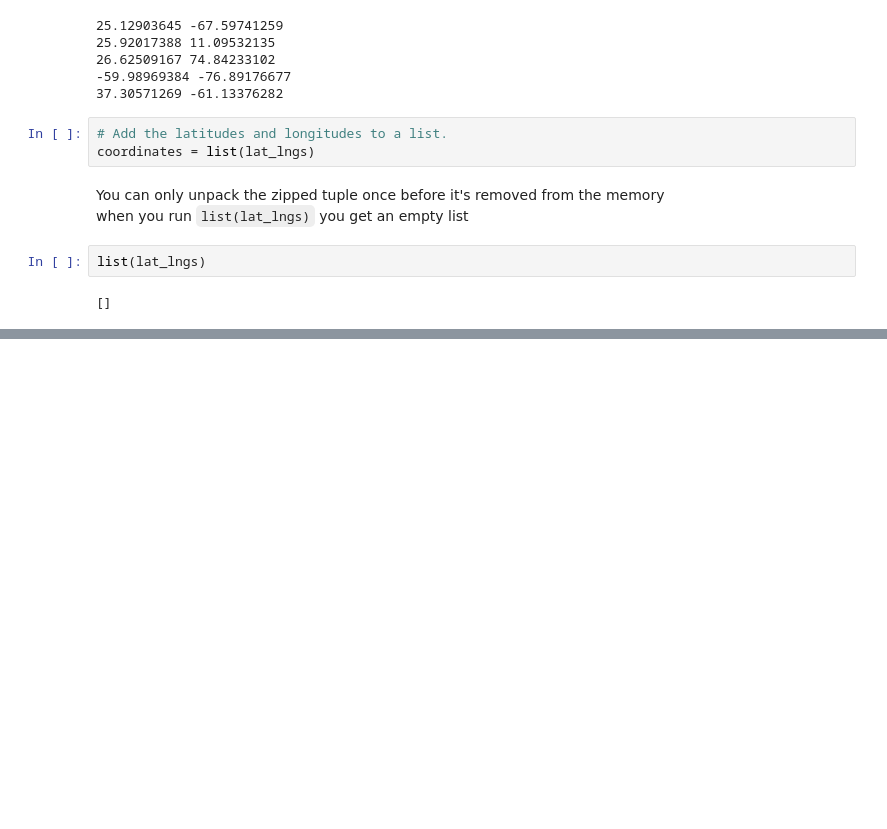
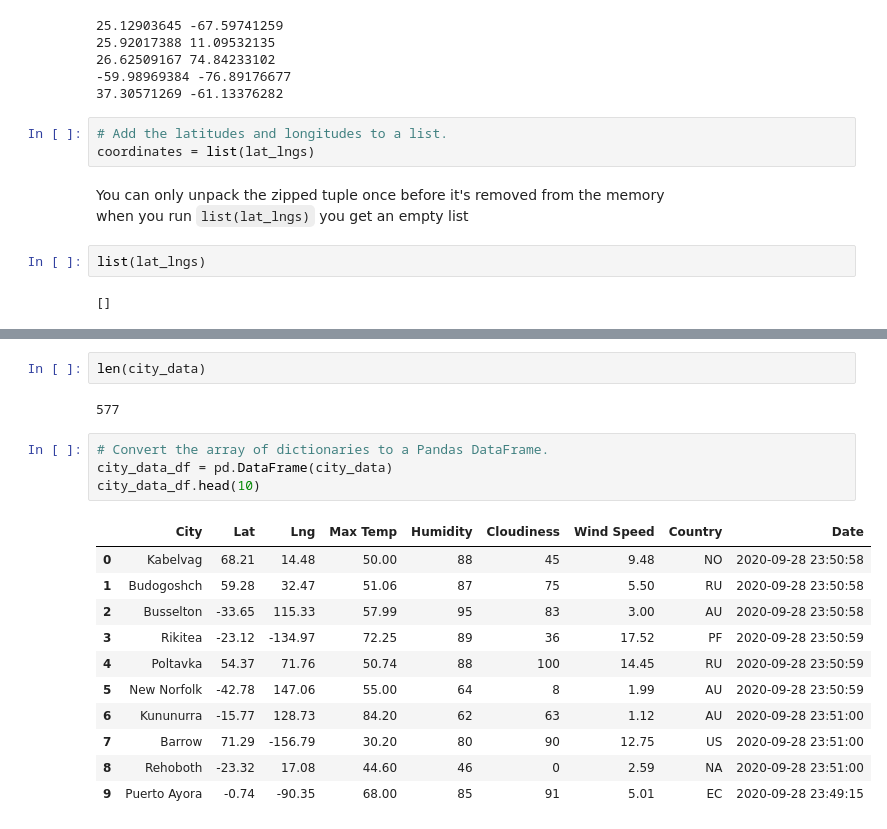
Before and after one commit to faramarzamirshahi/World_Weather_Analysis, a Jupyter notebook: WeatherPy.ipynb, the cells around one changed output, grey strips where cells are left out. Drawn from its saved outputs; the diff is of its cells as text; blank space fills up the shorter version.

```diff
--- a/WeatherPy.ipynb
+++ b/WeatherPy.ipynb
@@ -79,0 +168,20 @@ len(cities)
+# %%
+len(city_data)
+# %% [output]
+577
+# %%
+# Convert the array of dictionaries to a Pandas DataFrame.
+city_data_df = pd.DataFrame(city_data)
+city_data_df.head(10)
+# %% [output]
+|  | City | Lat | Lng | Max Temp | Humidity | Cloudiness | Wind Speed | Country | Date |
+| 0 | Kabelvag | 68.21 | 14.48 | 50.00 | 88 | 45 | 9.48 | NO | 2020-09-28 23:50:58 |
+| 1 | Budogoshch | 59.28 | 32.47 | 51.06 | 87 | 75 | 5.50 | RU | 2020-09-28 23:50:58 |
+| 2 | Busselton | -33.65 | 115.33 | 57.99 | 95 | 83 | 3.00 | AU | 2020-09-28 23:50:58 |
+| 3 | Rikitea | -23.12 | -134.97 | 72.25 | 89 | 36 | 17.52 | PF | 2020-09-28 23:50:59 |
+| 4 | Poltavka | 54.37 | 71.76 | 50.74 | 88 | 100 | 14.45 | RU | 2020-09-28 23:50:59 |
+| 5 | New Norfolk | -42.78 | 147.06 | 55.00 | 64 | 8 | 1.99 | AU | 2020-09-28 23:50:59 |
+| 6 | Kununurra | -15.77 | 128.73 | 84.20 | 62 | 63 | 1.12 | AU | 2020-09-28 23:51:00 |
+| 7 | Barrow | 71.29 | -156.79 | 30.20 | 80 | 90 | 12.75 | US | 2020-09-28 23:51:00 |
+| 8 | Rehoboth | -23.32 | 17.08 | 44.60 | 46 | 0 | 2.59 | NA | 2020-09-28 23:51:00 |
+| 9 | Puerto Ayora | -0.74 | -90.35 | 68.00 | 85 | 91 | 5.01 | EC | 2020-09-28 23:49:15 |
```
Also changed, not shown: parts of 11 cells of this notebook, 2 other files.
